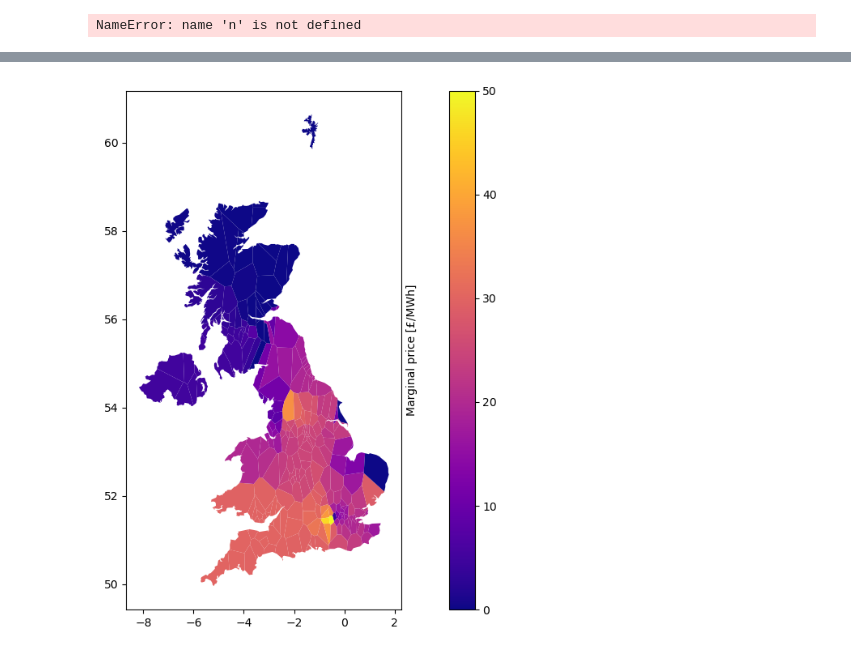
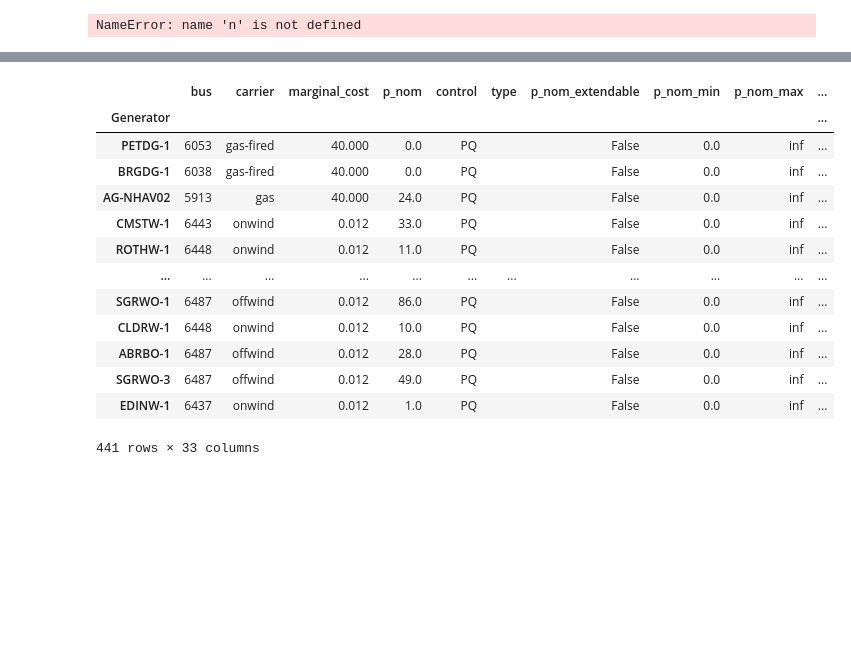
Before and after one commit to LukasFrankenQ/LMP, a Jupyter notebook: notebooks/network_tests.ipynb, the cells around one changed output, grey strips where cells are left out. Cells and saved outputs as stored; diff of their text form; code cells hidden in the pictures; blank space fills up the shorter version.

```diff
--- a/notebooks/network_tests.ipynb
+++ b/notebooks/network_tests.ipynb
@@ -155,30 +58,20 @@ INFO:pypsa.optimization.optimize:The shadow-prices of the constraints Generator-
-# %%
-fig, ax = plt.subplots(1, 1, figsize=(12, 7))
-
-vmaxes = {
-    "fti": 6000,
-    "eso": 2000,
-    "nodal": 100,
-}
-
-def zones_to_ax(n, zones, ax):# , vmax):
-
-    # print(n.buses_t.marginal_price)
-    price = n.buses_t.marginal_price.T
-    price.columns = ["marginal_price"]
-
-    merged = pd.concat((zones.set_index("name"), price), axis=1)
-    cbar = merged.plot(column="marginal_price", ax=ax, legend=True, cmap="plasma", vmax=50, vmin=0)
-    ax.yaxis.set_label_position("right")
-    ax.set_ylabel("Marginal price [£/MWh]")
-
-
-zones_to_ax(nodal_n, nodal, ax)#, vmaxes["nodal"])
-
-plt.tight_layout()
-plt.show()
-# %% [output]
-[figure, removed]
+# %%
+n.generators
+# %% [output]
+|  | bus | carrier | marginal_cost | p_nom | control | type | p_nom_extendable | p_nom_min | p_nom_max | ... |
+| Generator |  |  |  |  |  |  |  |  |  | ... |
+| PETDG-1 | 6053 | gas-fired | 40.000 | 0.0 | PQ |  | False | 0.0 | inf | ... |
+| BRGDG-1 | 6038 | gas-fired | 40.000 | 0.0 | PQ |  | False | 0.0 | inf | ... |
+| AG-NHAV02 | 5913 | gas | 40.000 | 24.0 | PQ |  | False | 0.0 | inf | ... |
+| CMSTW-1 | 6443 | onwind | 0.012 | 33.0 | PQ |  | False | 0.0 | inf | ... |
+| ROTHW-1 | 6448 | onwind | 0.012 | 11.0 | PQ |  | False | 0.0 | inf | ... |
+| ... | ... | ... | ... | ... | ... | ... | ... | ... | ... | ... |
+| SGRWO-1 | 6487 | offwind | 0.012 | 86.0 | PQ |  | False | 0.0 | inf | ... |
+| CLDRW-1 | 6448 | onwind | 0.012 | 10.0 | PQ |  | False | 0.0 | inf | ... |
+| ABRBO-1 | 6487 | offwind | 0.012 | 28.0 | PQ |  | False | 0.0 | inf | ... |
+| SGRWO-3 | 6487 | offwind | 0.012 | 49.0 | PQ |  | False | 0.0 | inf | ... |
+| EDINW-1 | 6437 | onwind | 0.012 | 1.0 | PQ |  | False | 0.0 | inf | ... |
+441 rows × 33 columns
 # %%
 nodal_n
 # %% [output]
```
Also changed, not shown: parts of 13 cells of this notebook.
